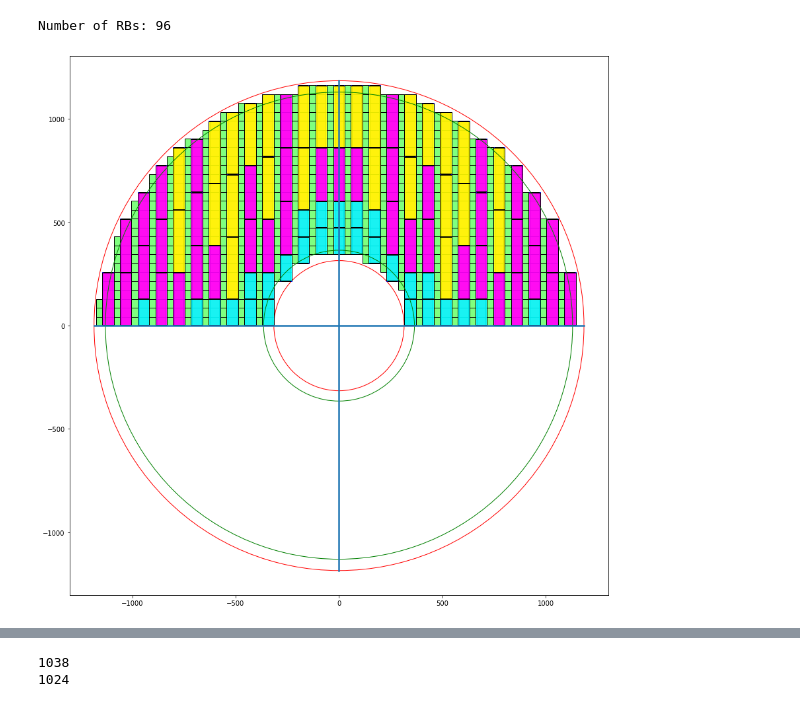
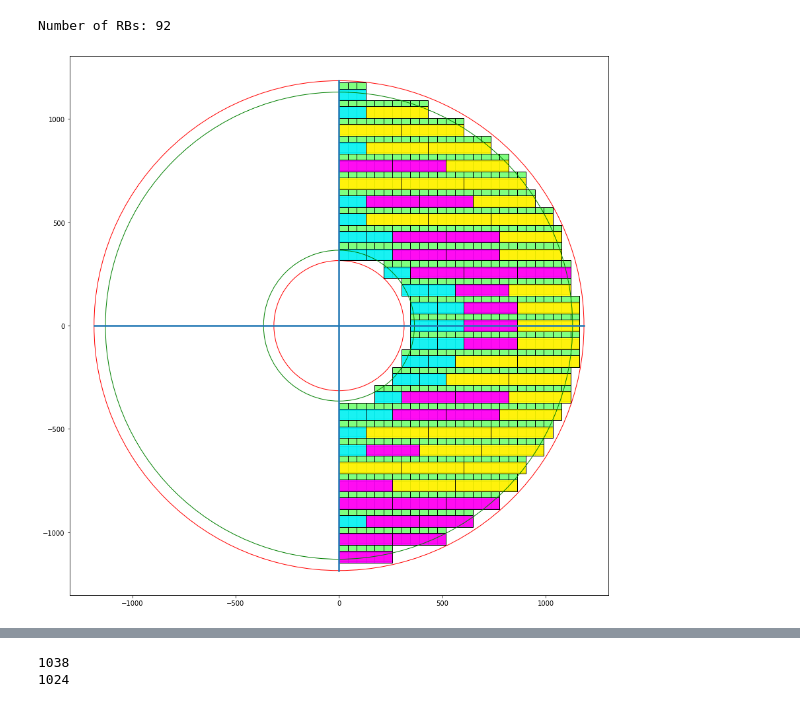
Before and after one commit to yashmehra028/ETL-Copy, a Jupyter notebook: coverage.ipynb, the cells around one changed output, grey strips where cells are left out. Drawn from its saved outputs; the diff is of its cells as text; code cells hidden in the pictures.

```diff
--- a/coverage.ipynb
+++ b/coverage.ipynb
@@ -3,13 +3,13 @@ import matplotlib.pyplot as plt
 import math
 plt.rcParams['figure.figsize'] = [15, 15]
 
-module_x = 56.50
-module_y = 43.10
-active_x = 43.6
-active_y = 43.10
+module_y = 56.50
+module_x = 43.10
+active_y = 43.6
+active_x = 43.10
 
 disk_inner = 315
-disk_outer = 1185
+disk_outer = 1185 #1185
 
-PB_x = 29.5
-PB_y = module_y
+PB_y = 29.5
+PB_x = module_x
@@ -36,15 +34,19 @@ def getRBs(length, radius=0):
     nSix = 0
     nThree = 0
     if length>7 and radius<500: nThree = 1
+    length = length - nThree*3 # new
     nSevenMax = int(length/7)
     for i in reversed(range(nSevenMax+1)):
-        if (length-i*7)%3==0 and ((length-i*7)>0 or length==7):
+        if (length-i*7)%3==0 and (length-i*7>=0 or length==7):
+        #if (length-i*7)%3==0 and (((length-i*7)>0) or length==7):
             length = length-i*7
             nSeven = i
             break
     #print (nSeven)
-    nSix = int((length-nThree*3)/6)
-    if (length-nThree*3)%6>0:
+    #nSix = int((length-nThree*3)/6)
+    nSix = int(length/6) # new
+    #if (length-nThree*3)%6>0:
+    if length%6>0:
         nThree += 1
     #print (nThree, nSix, nSeven)
     column = [3]*nThree + [6]*nSix + [7]*nSeven
@@ -53,7 +55,7 @@ def getRBs(length, radius=0):
 # %%
  def makeModule(xmin, ymin):
     outline = [[xmin, ymin], [xmin, ymin+module_y], [xmin+module_x, ymin+module_y], [xmin+module_x, ymin]]
-    activeArea = [[xmin+(module_x-active_x)/2, ymin], [xmin+(module_x-active_x)/2, ymin+active_y], [xmin+(module_x-active_x)/2+active_x, ymin+active_y], [xmin++(module_x-active_x)/2+active_x, ymin]]
+    activeArea = [[xmin, ymin+(module_y-active_y)/2], [xmin, ymin+(module_y-active_y)/2+active_y], [xmin+active_x, ymin+(module_y-active_y)/2+active_y], [xmin+active_x, ymin+(module_y-active_y)/2]]
     r_min = getMinRadius(activeArea)
     # check if they are all inside the circle
     for x,y in outline:
@@ -64,7 +66,7 @@ def getRBs(length, radius=0):
     return [plt.Polygon(outline, closed=True, fill=None, edgecolor='b'), plt.Polygon(activeArea, closed=True, fc=(1,0,0,0.5), ec=(0,0,0,1))], r_min
 # %%
 def makeReadOutBoard(xmin, ymin, length):
-    outline = [[xmin, ymin+2], [xmin, ymin+module_y*length-2], [xmin+module_x, ymin+module_y*length-2], [xmin+module_x, ymin+2]]
+    outline = [[xmin, ymin], [xmin, ymin+module_y], [xmin+module_x*length, ymin+module_y], [xmin+module_x*length, ymin]]
     # check if they are all inside the circle
     for x,y in outline:
         if math.sqrt(x**2+y**2)>disk_outer:
@@ -146,41 +176,43 @@ modules = []
 
 #modules += fillDeeWithModules(-28.25,-1163.7)[0]
 
-modules += fillDee(-28.25-((56.5+29.5)*15),0)[0]
+#modules += fillDee(-28.25-((56.5+29.5)*15),0, showRB=True, showPB=True, honesty='High')[0]
+modules += fillDee(0,-module_y/2-((module_y+PB_y)*15), xmax=1185, showRB=True, showPB=True, honesty='High', PB='right')[0]
+
 #modules += fillDeeWithPBs(28.25-(56.5+29.5)*15,0,xmax=disk_outer-PB_x*2)
 
 #modules += fillDeeWithModules(-56.5-14.75-((56.5+29.5)*15),0)[0]
 #modules += fillDeeWithPBs(56.5+14.75-(56.5+29.5)*15,0,xmax=disk_outer-PB_x*4)
 
 #modules += fillDeeWithModules(-56.5-14.75-((56.5+29.5)*15),-1163.7,ymax=0)[0]
 #modules += fillDeeWithPBs(56.5+14.75-(56.5+29.5)*15,-1163.7,ymax=0, xmax=0)
 #modules = fillQuadrantWithModules(-28.25-((56.5+29.5)*15),-1163.7)
 #modules = fillQuadrantWithModules(-56.5-((56.5+29.5)*15),-1163.7)
 
 #modules += fillDeeWithModules(-28.25-((56.5+29.5)*15),-1163.7)[0]
 #modules += fillDeeWithModules(-56.5-14.75-((56.5+29.5)*15),-1163.7)[0]
 
 plt.gca().add_patch(inner)
 plt.gca().add_patch(outer)
 for m in modules:
     plt.gca().add_patch(m)
 
 hori = plt.Line2D((-1185, 1185), (0, 0), lw=2.5)
 vert = plt.Line2D((0, 0), (-1185, 1185), lw=2.5)
 
 plt.gca().add_line(hori)
 plt.gca().add_line(vert)
 
 coverage_inner = plt.Circle((0, 0), 365,fill=None, edgecolor='green')
 coverage_outer = plt.Circle((0, 0), 1130,fill=None, edgecolor='green')
 plt.gca().add_patch(coverage_inner)
 plt.gca().add_patch(coverage_outer)
 
 plt.axis('scaled')
 plt.show()
 # %% [output]
-Number of RBs: 96
+Number of RBs: 92
-[figure, old version]
+[figure, new version]
 # %%
 inner = plt.Circle((0, 0), 315,fill=None, edgecolor='r')
 outer = plt.Circle((0, 0), 1185,fill=None, edgecolor='r')
```
Also changed, not shown: parts of 10 cells of this notebook, 1 other file.
